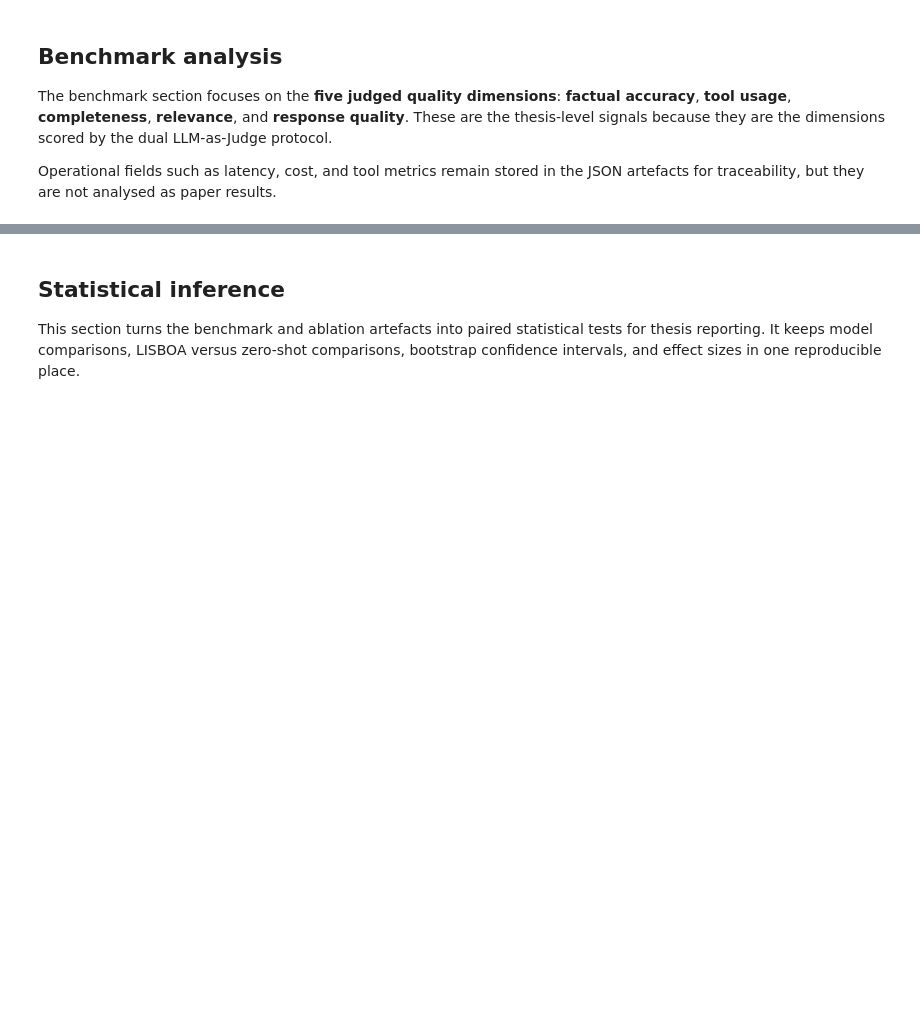
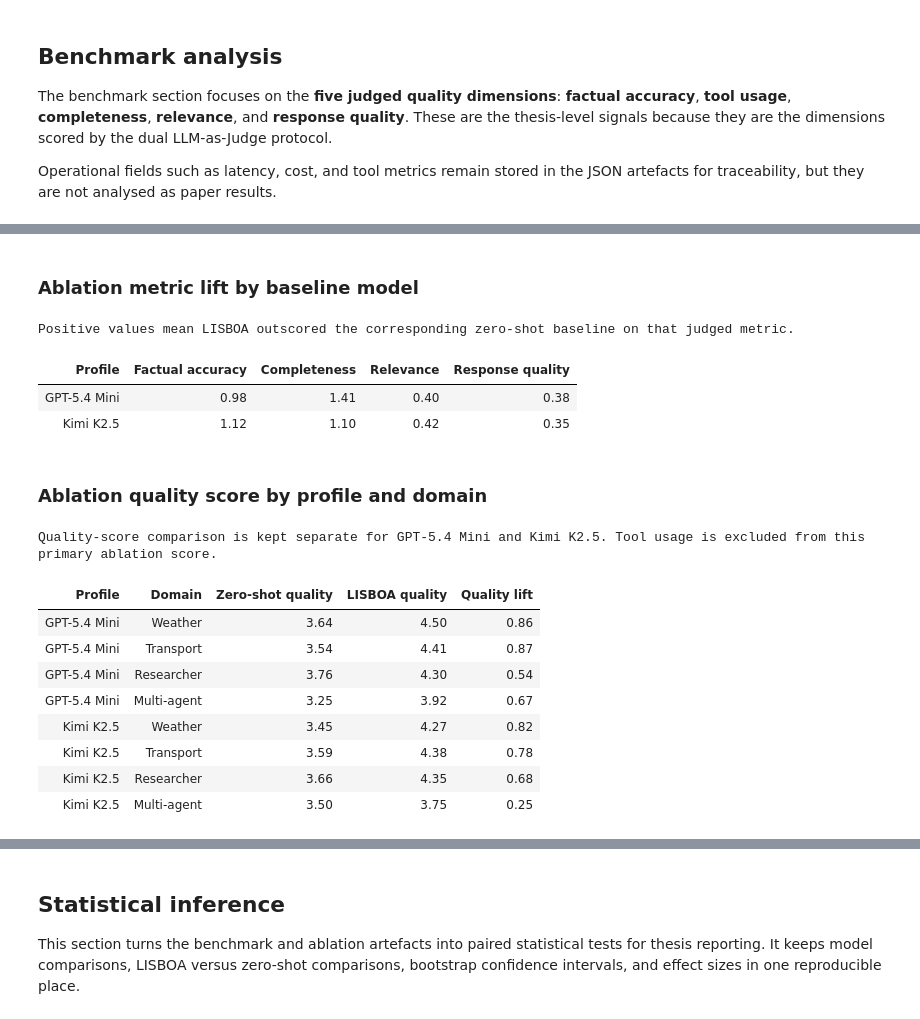
Before and after one commit to Silvestre17/LISBOA_MultiAgentSystem, a Jupyter notebook: eval/benchmark_ablation_analysis.ipynb, the cells around one changed output, grey strips where cells are left out. Cells and saved outputs as stored; diff of their text form; code cells hidden in the pictures; blank space fills up the shorter version.

Commit message:
LISBOA - 09/05/2026 (Results Analysis)

```diff
--- a/eval/benchmark_ablation_analysis.ipynb
+++ b/eval/benchmark_ablation_analysis.ipynb
@@ -2470,13 +2778,13 @@ else:
         .reset_index()
     )
     score_table.columns.name = None
-    score_table["Score lift"] = score_table.get("LISBOA", np.nan) - score_table.get("Zero-shot", np.nan)
+    score_table["Quality lift"] = score_table.get("LISBOA", np.nan) - score_table.get("Zero-shot", np.nan)
     score_table = score_table.rename(
         columns={
             "profile_label": "Profile",
             "domain_label": "Domain",
-            "Zero-shot": "Zero-shot score",
-            "LISBOA": "LISBOA score",
+            "Zero-shot": "Zero-shot quality",
+            "LISBOA": "LISBOA quality",
         }
     )
 
@@ -2485,35 +2793,52 @@ else:
             index="profile_label",
             columns="metric_label",
             values="metric_lift",
             aggfunc="first",
             observed=False,
         )
         .reindex(index=ablation_profile_order)
         .reset_index()
         .rename(columns={"profile_label": "Profile"})
     )
     ablation_metric_lift_table.columns.name = None
 
     metric_columns = [format_metric_label(metric_key) for metric_key in BENCHMARK_METRIC_ORDER]
 
     display(Markdown("### Ablation metric lift by baseline model"))
     display_styled_table(
         ablation_metric_lift_table,
         caption="Positive values mean LISBOA outscored the corresponding zero-shot baseline on that judged metric.",
         gradient_subset=metric_columns,
         cmap=LIFT_CMAP,
         precision=2,
         vmin=-1.0,
         vmax=1.0,
     )
 
-    display(Markdown("### Ablation composite score by profile and domain"))
+    display(Markdown("### Ablation quality score by profile and domain"))
     display_styled_table(
         score_table,
-        caption="Composite-score comparison is kept separate for GPT-5.4 Mini and Kimi K2.5.",
-        gradient_subset=["Zero-shot score", "LISBOA score", "Score lift"],
+        caption="Quality-score comparison is kept separate for GPT-5.4 Mini and Kimi K2.5. Tool usage is excluded from this primary ablation score.",
+        gradient_subset=["Zero-shot quality", "LISBOA quality", "Quality lift"],
         cmap=SCORE_CMAP,
         precision=2,
     )
+# %% [output]
+### Ablation metric lift by baseline model
+Positive values mean LISBOA outscored the corresponding zero-shot baseline on that judged metric.
+| Profile | Factual accuracy | Completeness | Relevance | Response quality |
+| GPT-5.4 Mini | 0.98 | 1.41 | 0.40 | 0.38 |
+| Kimi K2.5 | 1.12 | 1.10 | 0.42 | 0.35 |
+### Ablation quality score by profile and domain
+Quality-score comparison is kept separate for GPT-5.4 Mini and Kimi K2.5. Tool usage is excluded from this primary ablation score.
+| Profile | Domain | Zero-shot quality | LISBOA quality | Quality lift |
+| GPT-5.4 Mini | Weather | 3.64 | 4.50 | 0.86 |
+| GPT-5.4 Mini | Transport | 3.54 | 4.41 | 0.87 |
+| GPT-5.4 Mini | Researcher | 3.76 | 4.30 | 0.54 |
+| GPT-5.4 Mini | Multi-agent | 3.25 | 3.92 | 0.67 |
+| Kimi K2.5 | Weather | 3.45 | 4.27 | 0.82 |
+| Kimi K2.5 | Transport | 3.59 | 4.38 | 0.78 |
+| Kimi K2.5 | Researcher | 3.66 | 4.35 | 0.68 |
+| Kimi K2.5 | Multi-agent | 3.50 | 3.75 | 0.25 |
 # %%
 # ==========================================================================
```
Also changed, not shown: parts of 20 cells of this notebook, 5 other files.
